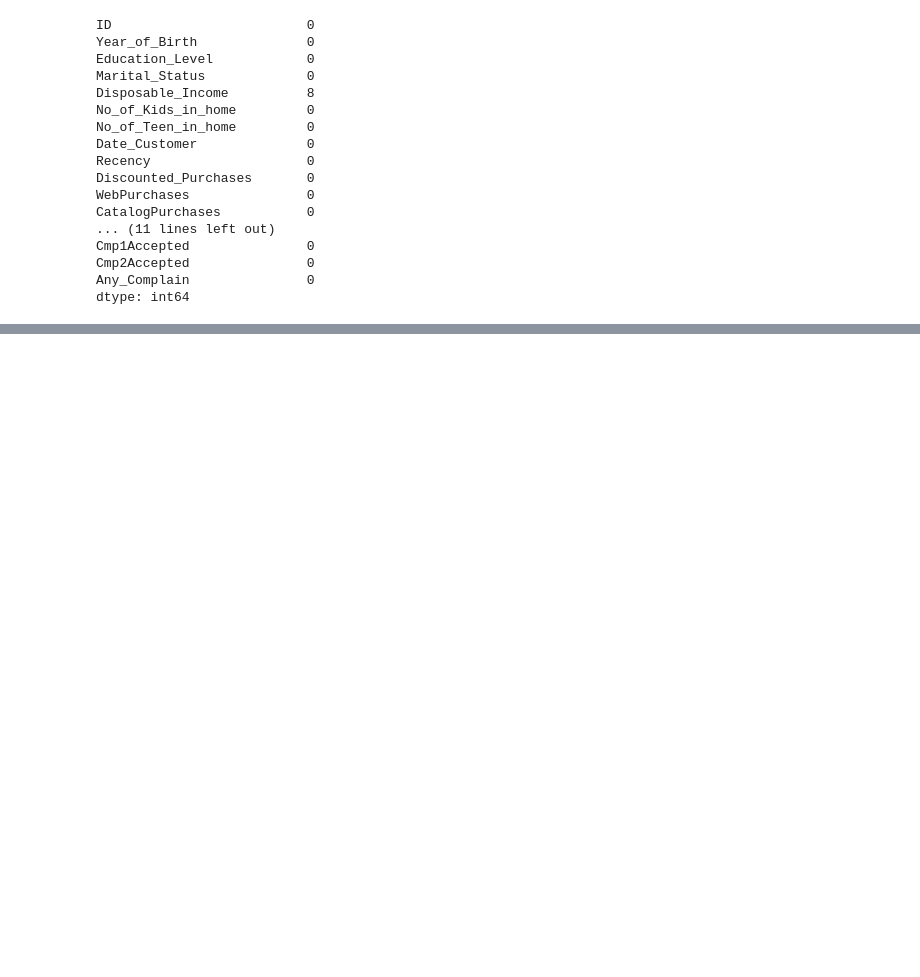
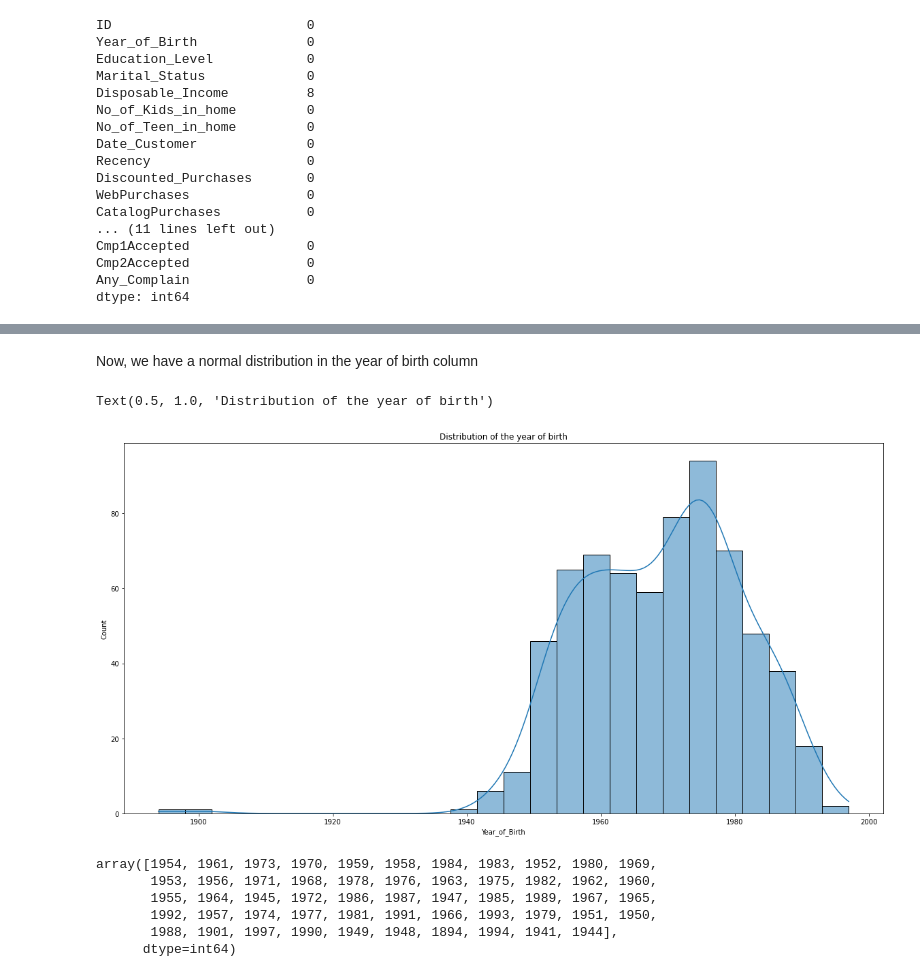
Before and after one commit to VictorUmunna/DSN-AI-HACKATHON, a Jupyter notebook: notebook.ipynb, the cells around one changed output, grey strips where cells are left out. Cells and saved outputs as stored; diff of their text form; code cells hidden in the pictures; blank space fills up the shorter version.

```diff
--- a/notebook.ipynb
+++ b/notebook.ipynb
@@ -164,0 +205,19 @@ Since there are no null values, we will explore the columns one by one
+# %% [markdown]
+Now, we have a normal distribution in the year of birth column
+# %%
+# distribution of the test year of birth column
+fig = plt.figure(figsize=(20,10))
+sns.histplot(data = df_test, x = 'Year_of_Birth', kde = True)
+plt.title("Distribution of the year of birth")
+# %% [output]
+Text(0.5, 1.0, 'Distribution of the year of birth')
+[figure, added]
+# %%
+df_test['Year_of_Birth'].unique()
+# %% [output]
+array([1954, 1961, 1973, 1970, 1959, 1958, 1984, 1983, 1952, 1980, 1969,
+       1953, 1956, 1971, 1968, 1978, 1976, 1963, 1975, 1982, 1962, 1960,
+       1955, 1964, 1945, 1972, 1986, 1987, 1947, 1985, 1989, 1967, 1965,
+       1992, 1957, 1974, 1977, 1981, 1991, 1966, 1993, 1979, 1951, 1950,
+       1988, 1901, 1997, 1990, 1949, 1948, 1894, 1994, 1941, 1944],
+      dtype=int64)
```
Also changed, not shown: parts of 14 cells of this notebook.
